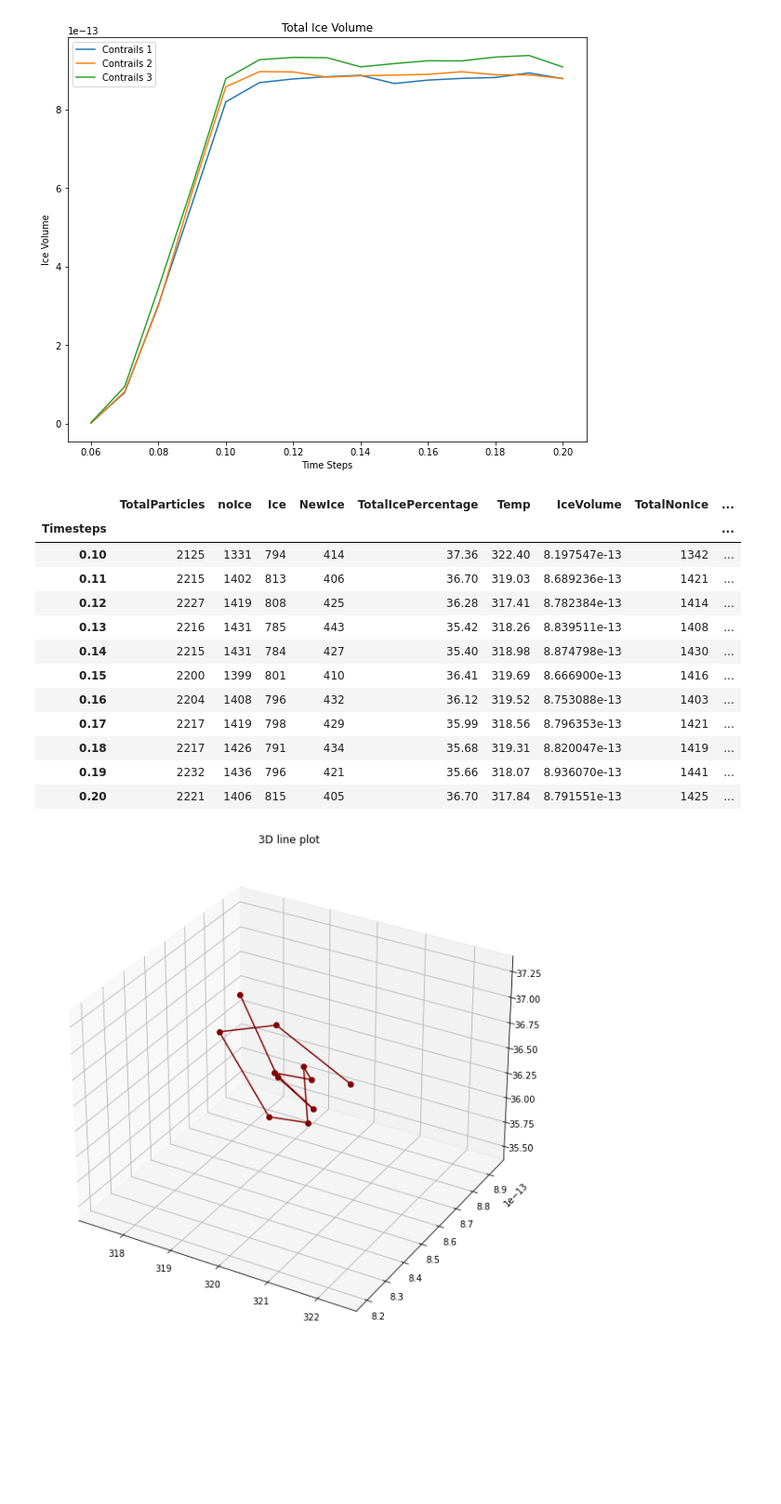
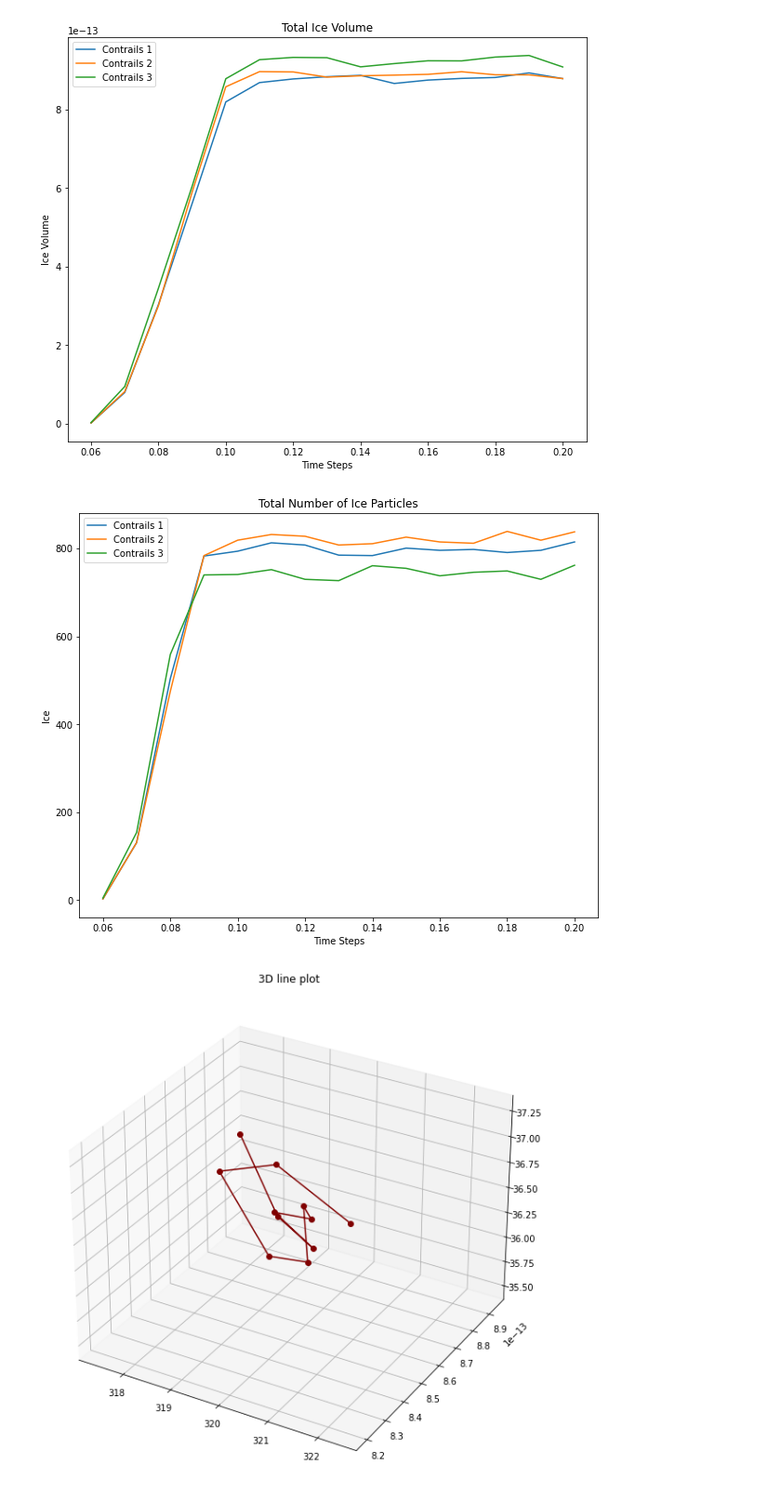
Before and after one commit to nafiul-nipu/Contrails-Python, a Jupyter notebook: contrails preprocessing/IceDataVisualization.ipynb, the cells around one changed output. Shown at 93% size. Drawn from its saved outputs; the diff is of its cells as text; code cells hidden in the pictures; blank space fills up the shorter version.

```diff
--- a/contrails preprocessing/IceDataVisualization.ipynb
+++ b/contrails preprocessing/IceDataVisualization.ipynb
@@ -161,31 +177,19 @@ plt.show()
 # %%
 fig = plt.figure(figsize=(10,8))
 # plt.set_title('Total Ice Percentange')
-plt.plot(contrails1.Temp, label = "Contrails 1")
-plt.plot(contrails2.Temp, label = "Contrails 2")
-plt.plot(contrails3.Temp, label = "Contrails 3")
+plt.plot(contrails1.Ice, label = "Contrails 1")
+plt.plot(contrails2.Ice, label = "Contrails 2")
+plt.plot(contrails3.Ice, label = "Contrails 3")
 # Set the x axis label of the current axis.
 plt.xlabel('Time Steps')
 # Set the y axis label of the current axis.
-plt.ylabel('Temperature')
+plt.ylabel('Ice')
 # Set a title
-plt.title('Temper')
+plt.title('Total Number of Ice Particles')
 plt.legend()
 plt.show()
 # %% [output]
-|  | TotalParticles | noIce | Ice | NewIce | TotalIcePercentage | Temp | IceVolume | TotalNonIce | ... |
-| Timesteps |  |  |  |  |  |  |  |  | ... |
-| 0.10 | 2125 | 1331 | 794 | 414 | 37.36 | 322.40 | 8.197547e-13 | 1342 | ... |
-| 0.11 | 2215 | 1402 | 813 | 406 | 36.70 | 319.03 | 8.689236e-13 | 1421 | ... |
-| 0.12 | 2227 | 1419 | 808 | 425 | 36.28 | 317.41 | 8.782384e-13 | 1414 | ... |
-| 0.13 | 2216 | 1431 | 785 | 443 | 35.42 | 318.26 | 8.839511e-13 | 1408 | ... |
-| 0.14 | 2215 | 1431 | 784 | 427 | 35.40 | 318.98 | 8.874798e-13 | 1430 | ... |
-| 0.15 | 2200 | 1399 | 801 | 410 | 36.41 | 319.69 | 8.666900e-13 | 1416 | ... |
-| 0.16 | 2204 | 1408 | 796 | 432 | 36.12 | 319.52 | 8.753088e-13 | 1403 | ... |
-| 0.17 | 2217 | 1419 | 798 | 429 | 35.99 | 318.56 | 8.796353e-13 | 1421 | ... |
-| 0.18 | 2217 | 1426 | 791 | 434 | 35.68 | 319.31 | 8.820047e-13 | 1419 | ... |
-| 0.19 | 2232 | 1436 | 796 | 421 | 35.66 | 318.07 | 8.936070e-13 | 1441 | ... |
-| 0.20 | 2221 | 1406 | 815 | 405 | 36.70 | 317.84 | 8.791551e-13 | 1425 | ... |
+[figure, added]
 # %%
 fig = plt.figure(figsize=(10,15))
 ax = plt.axes(projection='3d')
```
Also changed, not shown: parts of 2 cells of this notebook.
